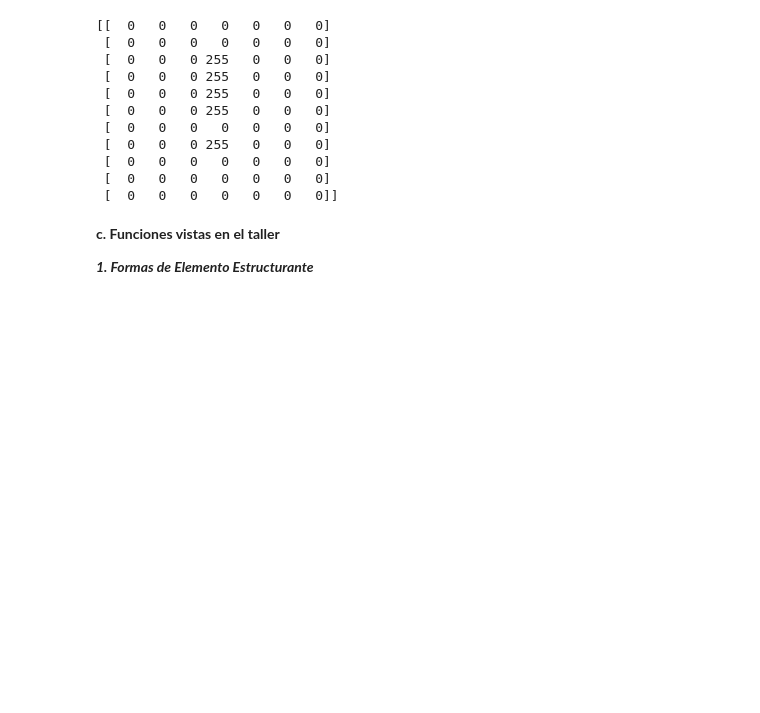
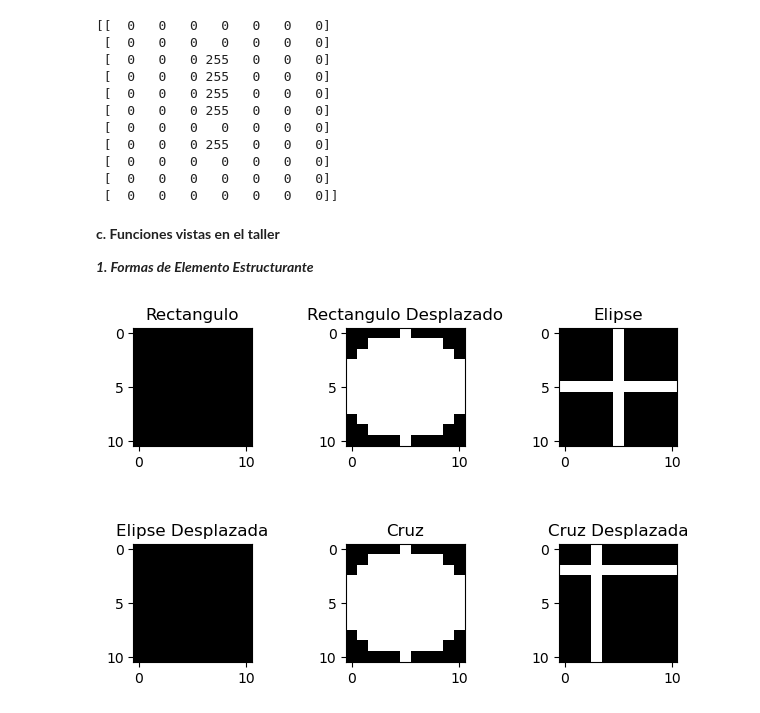
Before and after one commit to KouzouAkizuki/Tecnicas-de-IA---2024-I, a Jupyter notebook: Talleres/Taller 3/Taller 3.ipynb, the cells around one changed output. Drawn from its saved outputs; the diff is of its cells as text; code cells hidden in the pictures; blank space fills up the shorter version.

```diff
--- a/Talleres/Taller 3/Taller 3.ipynb
+++ b/Talleres/Taller 3/Taller 3.ipynb
@@ -149,3 +149,27 @@ print(result)
 **c. Funciones vistas en el taller**
 
 ***1. Formas de Elemento Estructurante***
+# %%
+Rect_Center     =   cv2.getStructuringElement(cv2.MORPH_RECT, (11,11), (-1,-1))
+Rect_Shift      =   cv2.getStructuringElement(cv2.MORPH_RECT, (11,11), (3,2))
+
+Ellipse_Center  =   cv2.getStructuringElement(cv2.MORPH_ELLIPSE, (11,11), (-1,-1))
+Ellipse_Shift   =   cv2.getStructuringElement(cv2.MORPH_ELLIPSE, (11,11), (3,2))
+
+Cross_Center    =   cv2.getStructuringElement(cv2.MORPH_CROSS, (11,11), (-1,-1))
+Cross_Shift     =   cv2.getStructuringElement(cv2.MORPH_CROSS, (11,11), (3,2))
+
+plt.figure(1)
+plt.subplot(231), plt.imshow(Rect_Center, cmap=plt.cm.gray), plt.title('Rectangulo')
+plt.subplot(232), plt.imshow(Ellipse_Center, cmap=plt.cm.gray), plt.title('Rectangulo Desplazado')
+plt.subplot(233), plt.imshow(Cross_Center, cmap=plt.cm.gray), plt.title('Elipse')
+plt.subplot(234), plt.imshow(Rect_Shift, cmap=plt.cm.gray), plt.title('Elipse Desplazada')
+plt.subplot(235), plt.imshow(Ellipse_Shift, cmap=plt.cm.gray), plt.title('Cruz')
+plt.subplot(236), plt.imshow(Cross_Shift, cmap=plt.cm.gray), plt.title('Cruz Desplazada')
+
+plt.subplots_adjust(top=0.95, bottom=0.05, left=0.10, right=0.95, hspace=0, wspace=0.8)
+plt.show()
+
+# Anchor position within the element. The default value means that the anchor is at the center. Note that only the shape of a cross-shaped element depends on the anchor position. In other cases the anchor just regulates how much the result of the morphological operation is shifted.
+# %% [output]
+[figure, added]
```
Also changed, not shown: parts of 20 cells of this notebook, 3 other files.
